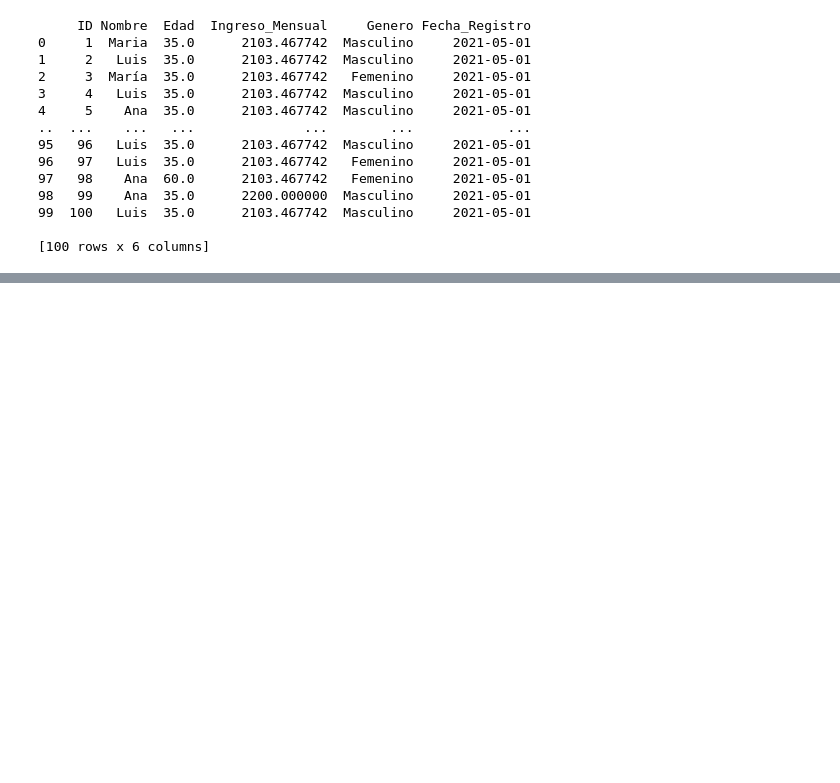
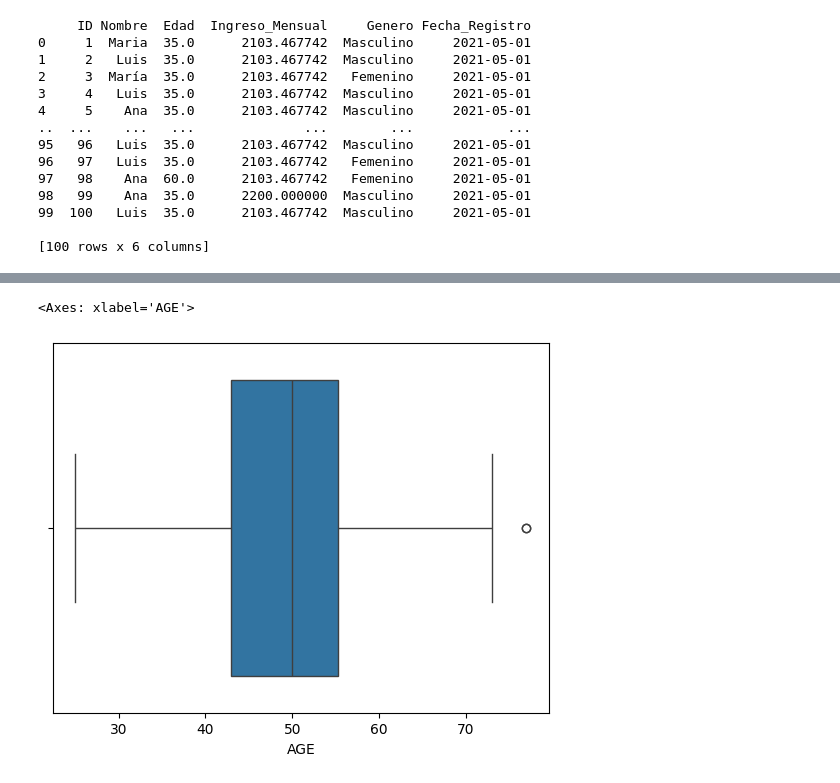
Before and after one commit to ManuelRomero2025/CienciasdeDatos1, a Jupyter notebook: datos_simulada_con_errores.ipynb, the cells around one changed output, grey strips where cells are left out. Drawn from its saved outputs; the diff is of its cells as text; code cells hidden in the pictures; blank space fills up the shorter version.

```diff
--- a/datos_simulada_con_errores.ipynb
+++ b/datos_simulada_con_errores.ipynb
@@ -260,0 +471,5 @@ print(df.head(100))
+# %%
+    sns.boxplot(x="AGE", data=df)
+# %% [output]
+<Axes: xlabel='AGE'>
+[figure, added]
```
Also changed, not shown: parts of 46 cells of this notebook.
